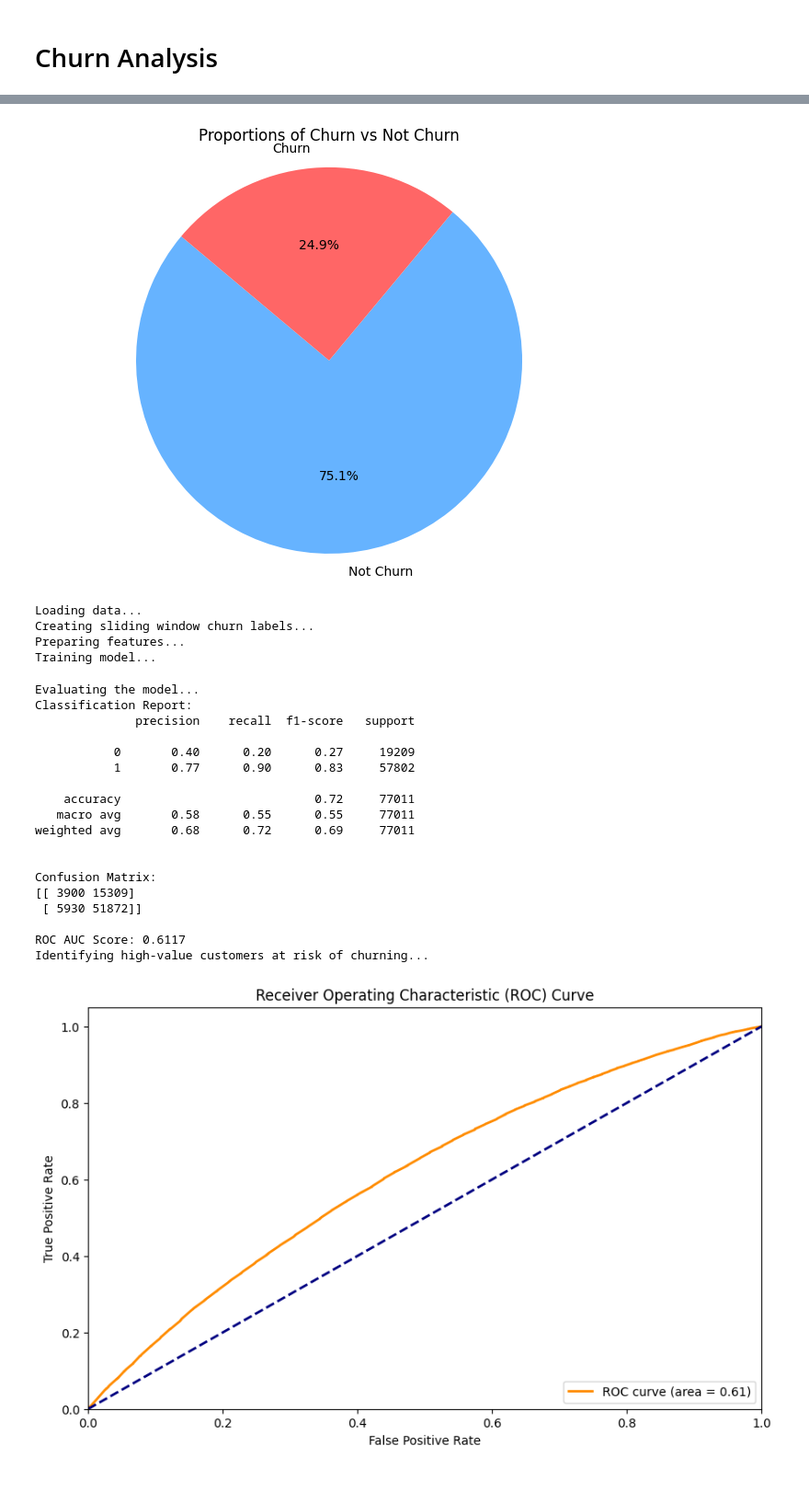
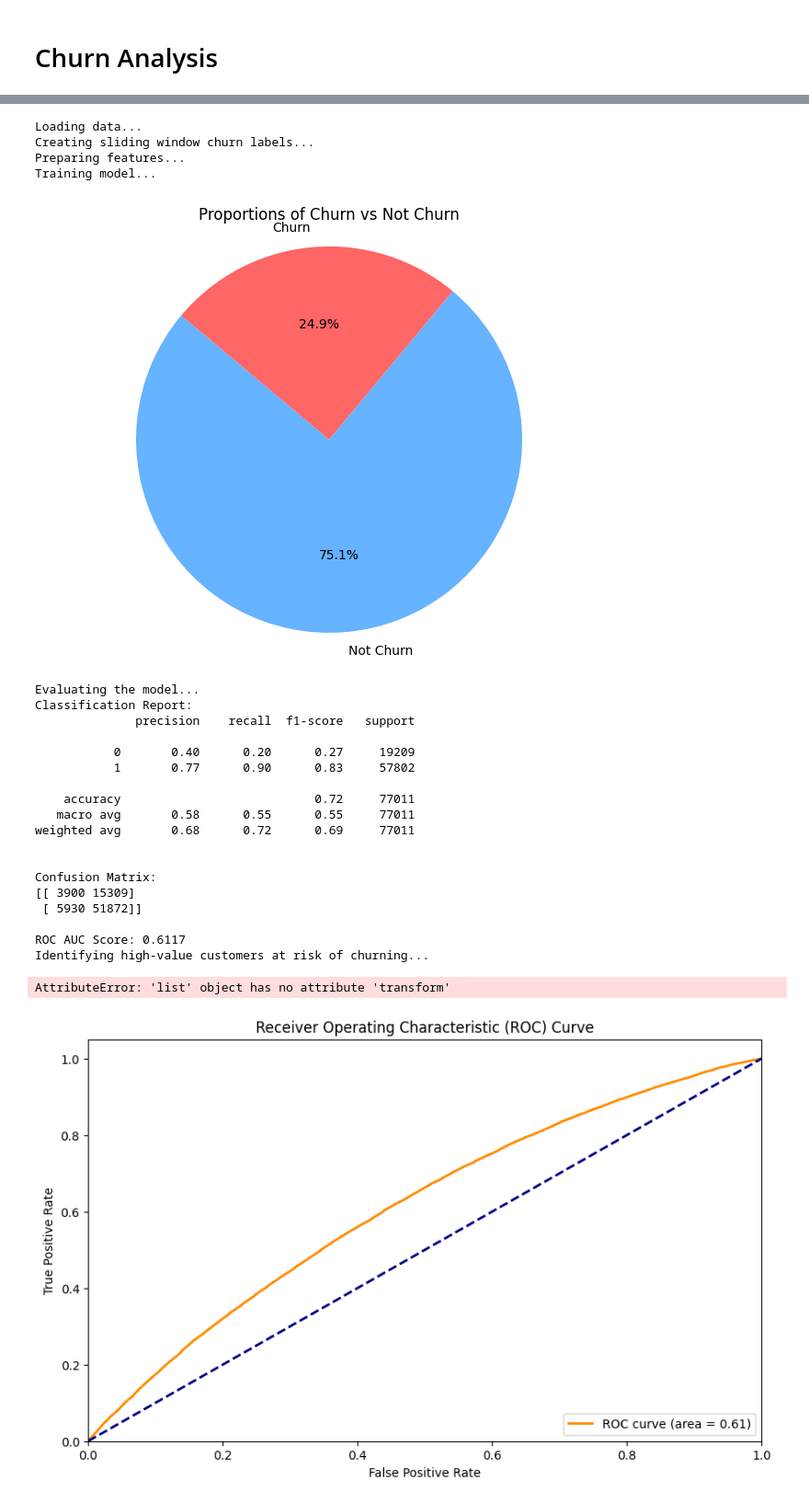
Before and after one commit to alexcalabrese/marketing_project, a Jupyter notebook: 03_churn_rfm.ipynb, the cells around one changed output, grey strips where cells are left out. Shown at 92% size. Cells and saved outputs as stored; diff of their text form; code cells hidden in the pictures.

```diff
--- a/03_churn_rfm.ipynb
+++ b/03_churn_rfm.ipynb
@@ -298,20 +181,3 @@ customer_30_purchases
-# %%
-import matplotlib.pyplot as plt
-# Plot the proportions between churn and not churn
-
-# Calculate the proportions
-churn_proportions = churn_label['Churn'].value_counts(normalize=True)
-
-# Create a pie chart
-plt.figure(figsize=(8, 6))
-plt.pie(churn_proportions, labels=['Not Churn', 'Churn'], autopct='%1.1f%%', startangle=140, colors=['#66b3ff','#ff6666'])
-plt.title('Proportions of Churn vs Not Churn')
-plt.axis('equal')  # Equal aspect ratio ensures that pie is drawn as a circle.
-
-# Display the chart
-plt.show()
-# %% [output]
-[figure, removed]
 # %%
 
 from sklearn.preprocessing import StandardScaler
@@ -337,6 +203,23 @@ Loading data...
 Creating sliding window churn labels...
 Preparing features...
 Training model...
+# %%
+import matplotlib.pyplot as plt
+# Plot the proportions between churn and not churn
+
+# Calculate the proportions
+churn_proportions = churn_labels['churned'].value_counts(normalize=True)
+
+# Create a pie chart
+plt.figure(figsize=(8, 6))
+plt.pie(churn_proportions, labels=['Not Churn', 'Churn'], autopct='%1.1f%%', startangle=140, colors=['#66b3ff','#ff6666'])
+plt.title('Proportions of Churn vs Not Churn')
+plt.axis('equal')  # Equal aspect ratio ensures that pie is drawn as a circle.
+
+# Display the chart
+plt.show()
+# %% [output]
+[figure, added]
 # %%
 print("Evaluating the model...")
 # Evaluate the model
@@ -346,7 +229,7 @@ print("Identifying high-value customers at risk of churning...")
 # Identify high-value customers at risk of churning
 scaler = StandardScaler()
 X_train = scaler.fit_transform(X_train)
-high_value_at_risk = identify_high_value_customers(features_df, model, feature_names, scaler)
+high_value_at_risk = identify_high_value_customers(features_df, rfm , model, feature_names, scaler)
 # %% [output]
 Evaluating the model...
 Classification Report:
@@ -366,6 +249,7 @@ Confusion Matrix:
 
 ROC AUC Score: 0.6117
 Identifying high-value customers at risk of churning...
+AttributeError: 'list' object has no attribute 'transform'
 # %%
 import matplotlib.pyplot as plt
 import seaborn as sns
```
Also changed, not shown: parts of 6 cells of this notebook.
